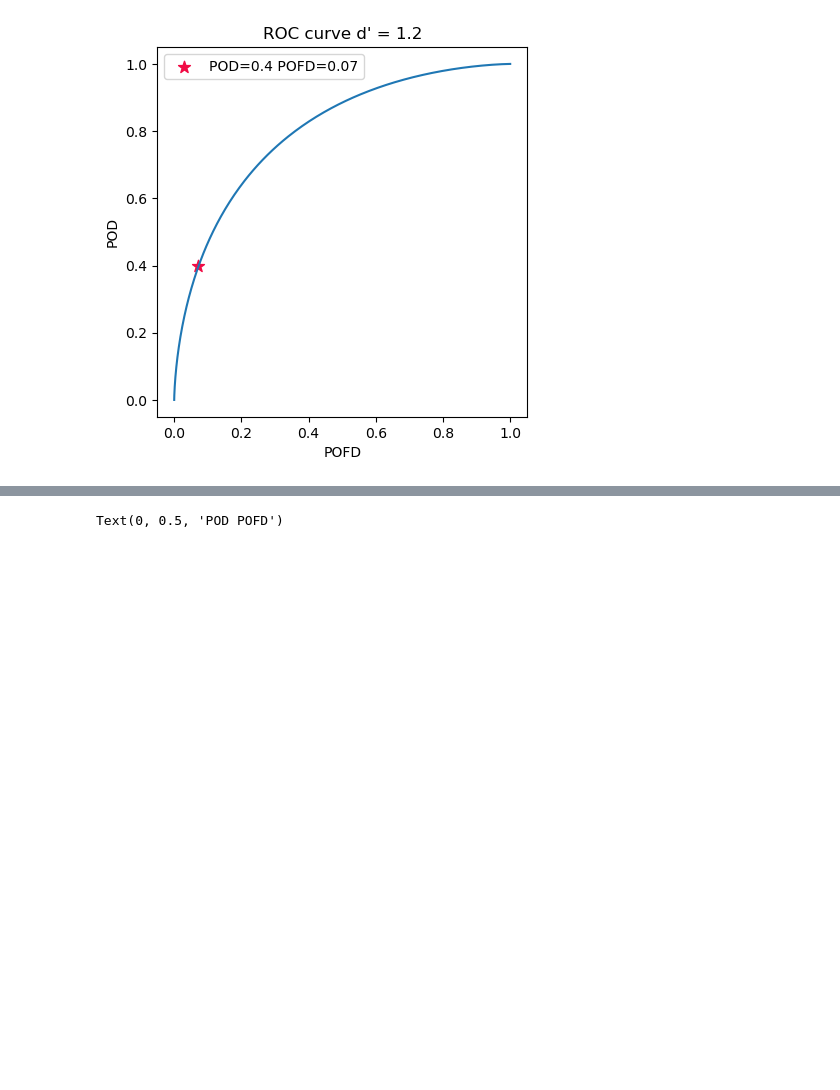
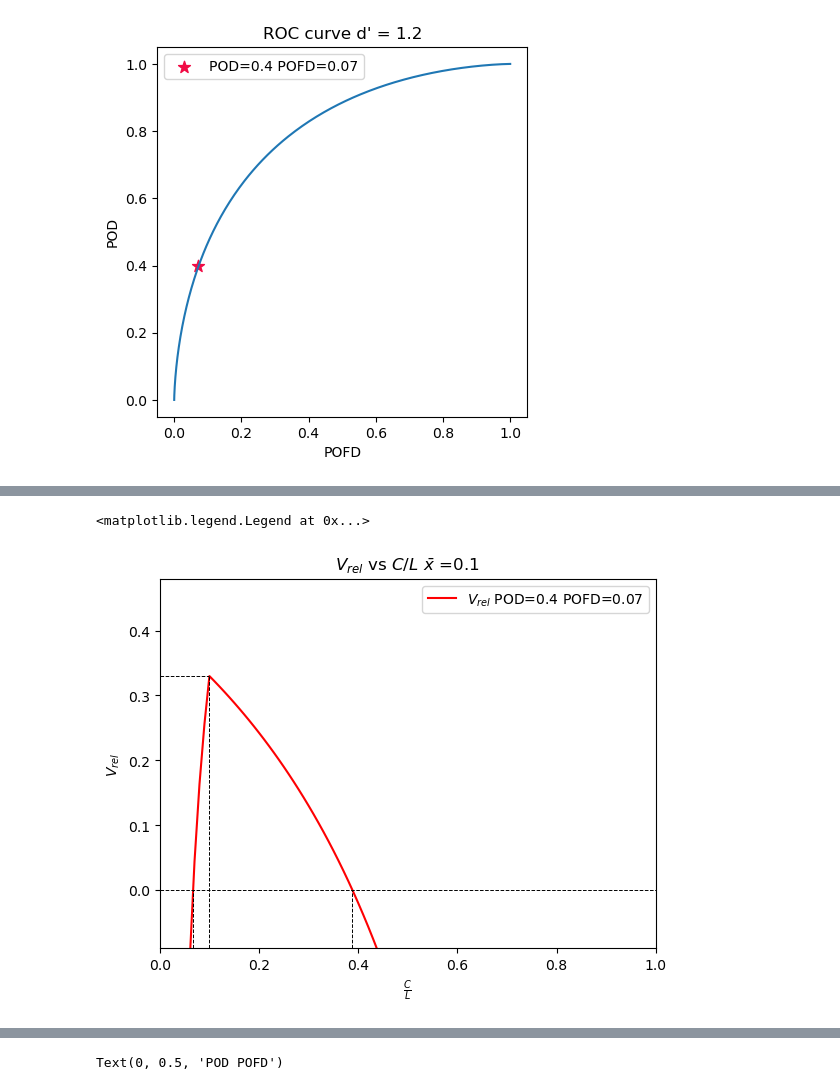
Before and after one commit to baldwin-ou/verification, a Jupyter notebook: cost_base_rate.ipynb, the cells around one changed output, grey strips where cells are left out. Drawn from its saved outputs; the diff is of its cells as text; code cells hidden in the pictures; blank space fills up the shorter version.

```diff
--- a/cost_base_rate.ipynb
+++ b/cost_base_rate.ipynb
@@ -191,0 +243,43 @@ plt.legend()
+# %%
+#example relative value curve
+
+xbar1=0.1
+pod1=0.4
+pofd1=0.07
+
+# calculate locations of zero crossings
+aa1=pod1*xbar1
+bb1=(1.-xbar1)*pofd1
+cc1=(1.-pod1)*xbar1
+dd1=(1.-xbar1)*(1.-pofd1)
+cl_low=cc1/(cc1+dd1)
+cl_hi=aa1/(aa1+bb1)
+
+cost_loss=np.linspace(0.0,1.,101)
+expense=np.zeros_like(cost_loss)
+expense_clim=np.zeros_like(cost_loss)
+expense_perf=np.zeros_like(cost_loss)
+
+expense=xbar1*(1.-pod1)+cost_loss*(xbar1*pod1+(1.-xbar1)*pofd1)
+expense_clim[cost_loss<xbar1]=cost_loss[cost_loss<xbar1]
+expense_clim[cost_loss>=xbar1]=xbar1
+expense_perf=cost_loss*xbar1
+rel_value=(expense_clim-expense)/(expense_clim-expense_perf)
+
+plt.plot(cost_loss,rel_value,color='xkcd:fire engine red',label=r'$V_{rel}$'+f' POD={np.round(pod1,2)} POFD={np.round(pofd1,2)}')
+
+plt.plot([0.,1.],[0.,0.],'k--',lw=0.7)
+plt.plot([0.,xbar1],[pod1-pofd1,pod1-pofd1],'k--',lw=0.7)
+plt.plot([xbar1,xbar1],[-0.09,pod1-pofd1],'k--',lw=0.7)
+plt.plot([cl_low,cl_low],[-0.09,0.],'k--',lw=0.7)
+plt.plot([cl_hi,cl_hi],[-0.09,0.],'k--',lw=0.7)
+plt.xlim(0.,1.0)
+plt.ylim(-0.09,.48)
+
+plt.title(r'$V_{rel}$ vs $C/L$ $\bar x$ ='+f'{xbar1}')
+plt.xlabel(r'$\frac{C}{L}$')
+plt.ylabel(r'$V_{rel}$')
+plt.legend()
+# %% [output]
+<matplotlib.legend.Legend at 0x...>
+[figure, added]
```
Also changed, not shown: parts of 6 cells of this notebook.
